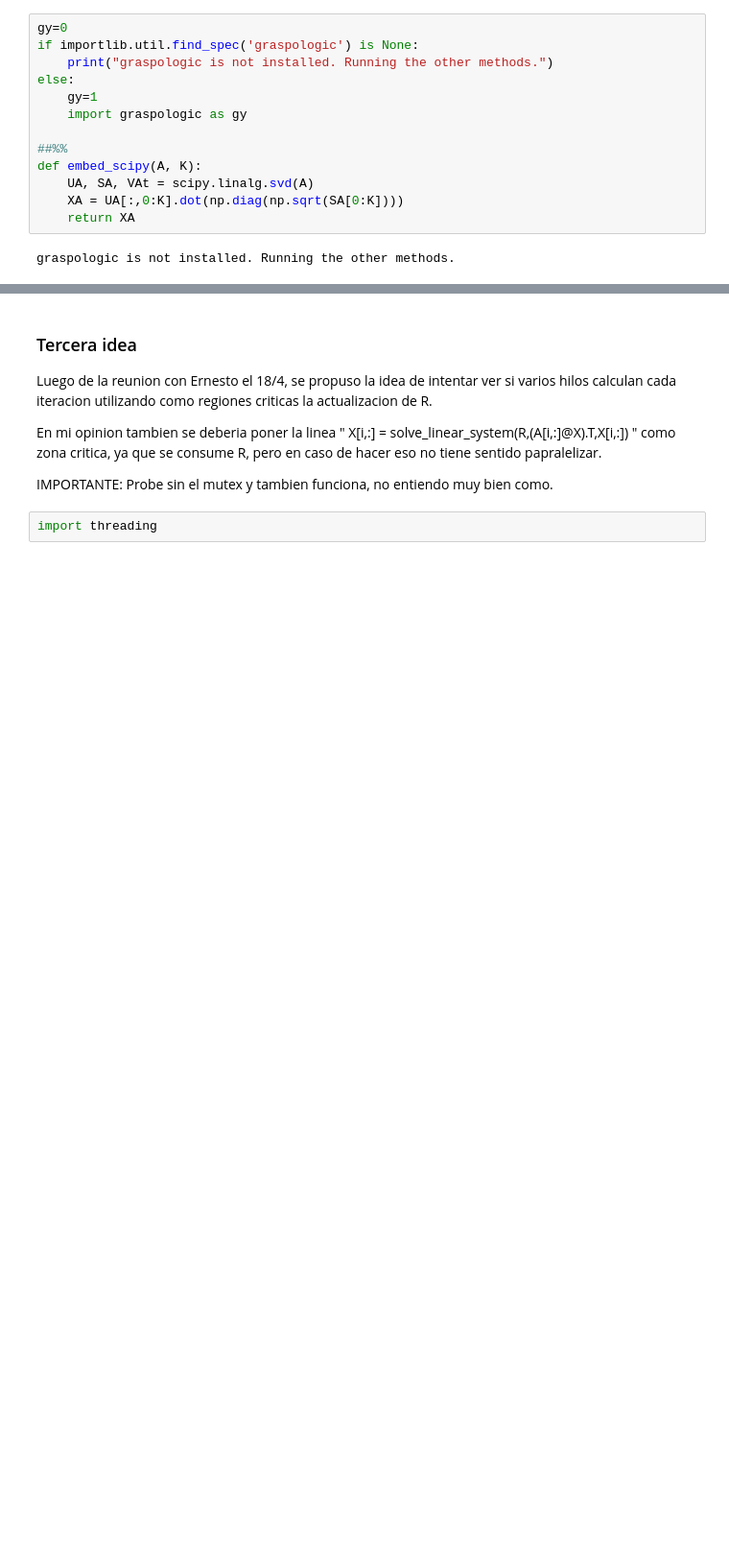
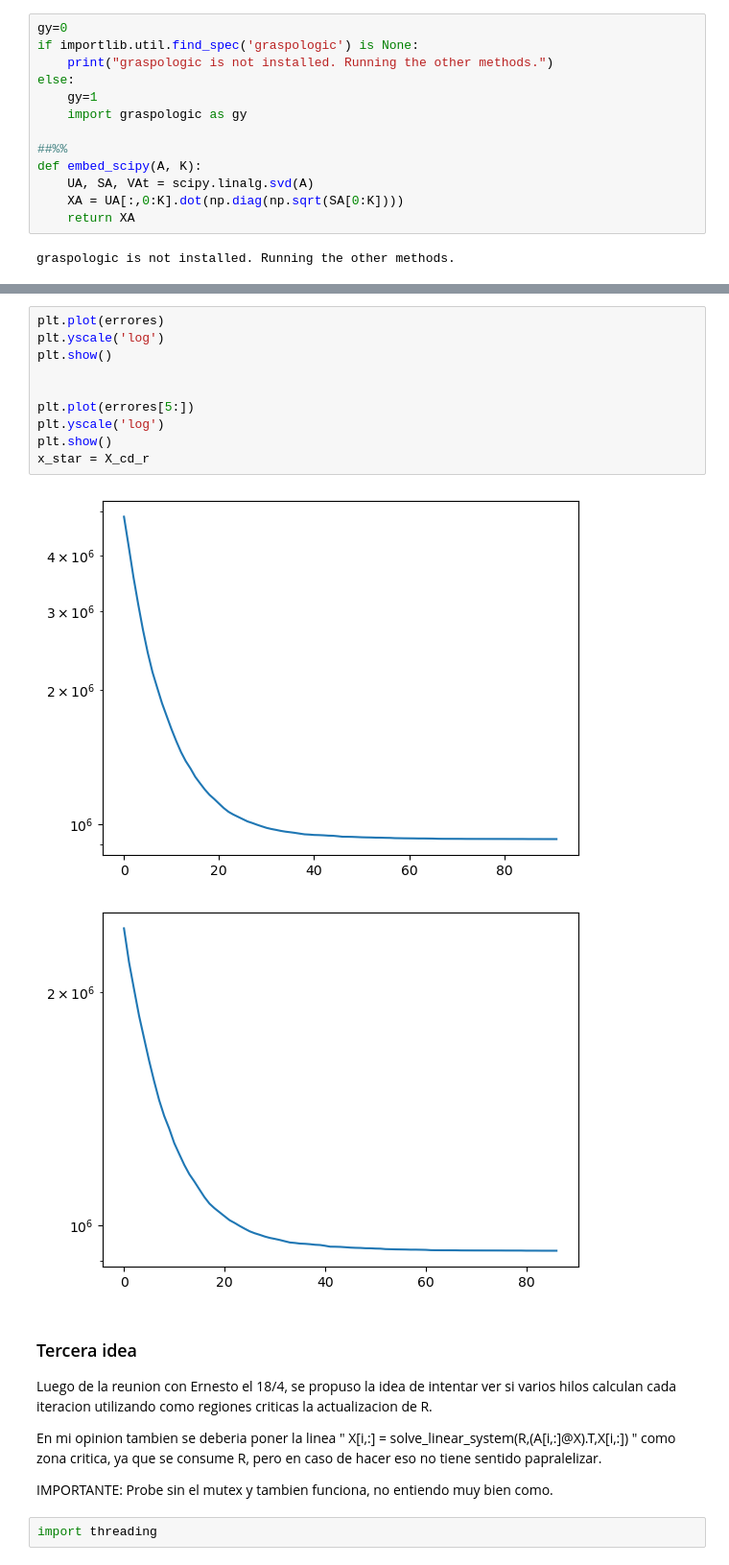
Before and after one commit to DanielPS555/TallerGPGPU, a Jupyter notebook: pruebas_spectral_embedding_methods.ipynb, the cells around one changed output, grey strips where cells are left out. Shown: that part at 96% size. Cells and saved outputs as stored; diff of their text form; blank space fills up the shorter version.

```diff
--- a/pruebas_spectral_embedding_methods.ipynb
+++ b/pruebas_spectral_embedding_methods.ipynb
@@ -176,3 +253,16 @@ Scipy                          65.22             1046334.4475436633
+# %%
+plt.plot(errores)
+plt.yscale('log')
+plt.show()
+
+
+plt.plot(errores[5:])
+plt.yscale('log')
+plt.show()
+x_star = X_cd_r
+# %% [output]
+[figure, added]
+[figure, added]
 # %% [markdown]
 ### Tercera idea
 
```
Also changed, not shown: parts of 8 cells of this notebook, 3 other files.
